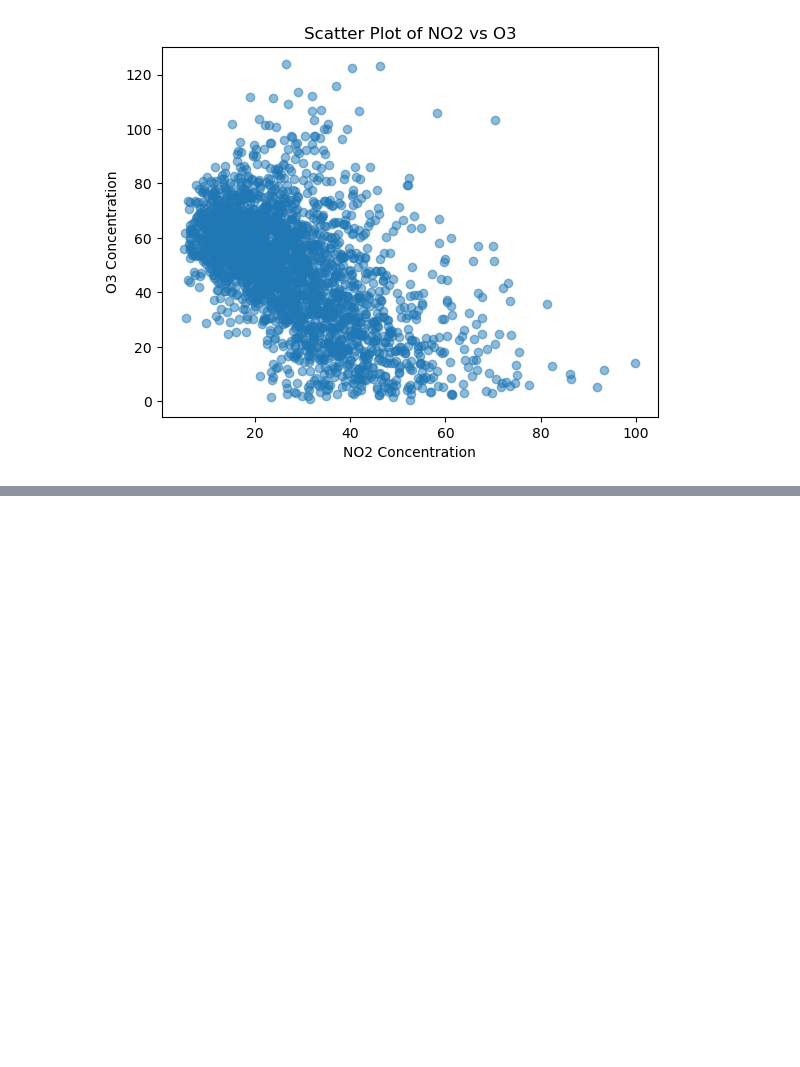
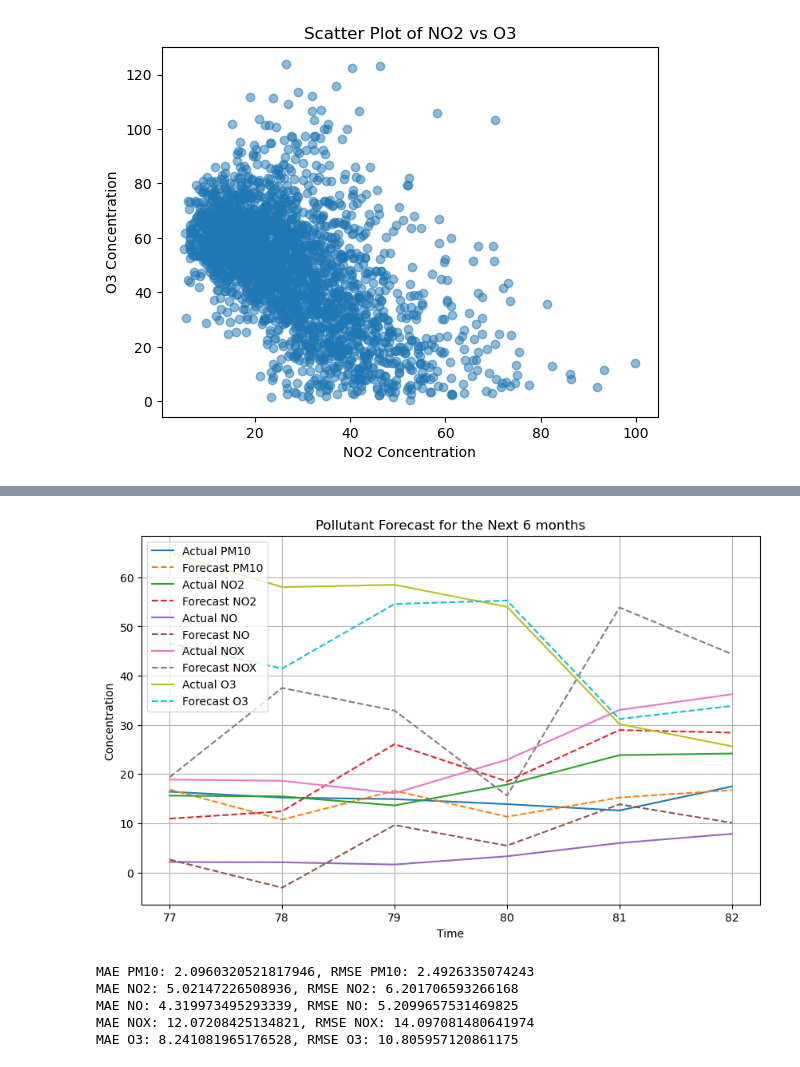
Before and after one commit to Hu9o73/green_ai_project, a Jupyter notebook: main.ipynb, the cells around one changed output, grey strips where cells are left out. Cells and saved outputs as stored; diff of their text form; code cells hidden in the pictures; blank space fills up the shorter version.

Commit message:
Forecast.

```diff
--- a/main.ipynb
+++ b/main.ipynb
@@ -71,3 +73,7 @@ plt.title('Scatter Plot of NO2 vs O3')
 plt.show()
 # %% [output]
 [figure]
+# %%
+train = df_noNa[:-6]
+test = df_noNa[-6:]
+df_noNa
@@ -73,0 +94,75 @@ plt.show()
+# %%
+from statsmodels.tsa.arima.model import ARIMA
+import matplotlib.pyplot as plt
+
+# Function to forecast a single pollutant
+def forecast_arima(pollutant_series, steps=6):
+    model = ARIMA(pollutant_series, order=(50, 1, 10))  # Adjust the parameters if needed
+    model_fit = model.fit()
+    forecast = model_fit.forecast(steps=steps)  # Forecast the next 'steps' periods
+    return forecast
+
+# Forecast for each pollutant
+forecast_pm10 = forecast_arima(train['PM10'])
+forecast_no2 = forecast_arima(train['NO2'])
+forecast_no = forecast_arima(train['NO'])
+forecast_nox = forecast_arima(train['NOX'])
+forecast_o3 = forecast_arima(train['O3'])
+
+# Plot the forecast
+plt.figure(figsize=(10, 6))
+
+plt.plot(test.index, test['PM10'], label='Actual PM10')
+plt.plot(test.index, forecast_pm10, label='Forecast PM10', linestyle='--')
+
+plt.plot(test.index, test['NO2'], label='Actual NO2')
+plt.plot(test.index, forecast_no2, label='Forecast NO2', linestyle='--')
+
+plt.plot(test.index, test['NO'], label='Actual NO')
+plt.plot(test.index, forecast_no, label='Forecast NO', linestyle='--')
+
+plt.plot(test.index, test['NOX'], label='Actual NOX')
+plt.plot(test.index, forecast_nox, label='Forecast NOX', linestyle='--')
+
+plt.plot(test.index, test['O3'], label='Actual O3')
+plt.plot(test.index, forecast_o3, label='Forecast O3', linestyle='--')
+
+plt.legend()
+plt.title('Pollutant Forecast for the Next 6 months')
+plt.xlabel('Time')
+plt.ylabel('Concentration')
+plt.grid(True)
+plt.show()
+# %% [output]
+[figure, added]
+# %%
+from sklearn.metrics import mean_absolute_error, mean_squared_error
+import numpy as np
+
+# Calculate MAE and RMSE for each pollutant
+mae_pm10 = mean_absolute_error(test['PM10'], forecast_pm10)
+rmse_pm10 = np.sqrt(mean_squared_error(test['PM10'], forecast_pm10))
+
+mae_no2 = mean_absolute_error(test['NO2'], forecast_no2)
+rmse_no2 = np.sqrt(mean_squared_error(test['NO2'], forecast_no2))
+
+mae_no = mean_absolute_error(test['NO'], forecast_no)
+rmse_no = np.sqrt(mean_squared_error(test['NO'], forecast_no))
+
+mae_nox = mean_absolute_error(test['NOX'], forecast_nox)
+rmse_nox = np.sqrt(mean_squared_error(test['NOX'], forecast_nox))
+
+mae_o3 = mean_absolute_error(test['O3'], forecast_o3)
+rmse_o3 = np.sqrt(mean_squared_error(test['O3'], forecast_o3))
+
+print(f"MAE PM10: {mae_pm10}, RMSE PM10: {rmse_pm10}")
+print(f"MAE NO2: {mae_no2}, RMSE NO2: {rmse_no2}")
+print(f"MAE NO: {mae_no}, RMSE NO: {rmse_no}")
+print(f"MAE NOX: {mae_nox}, RMSE NOX: {rmse_nox}")
+print(f"MAE O3: {mae_o3}, RMSE O3: {rmse_o3}")
+# %% [output]
+MAE PM10: 2.0960320521817946, RMSE PM10: 2.4926335074243
+MAE NO2: 5.02147226508936, RMSE NO2: 6.201706593266168
+MAE NO: 4.319973495293339, RMSE NO: 5.2099657531469825
+MAE NOX: 12.07208425134821, RMSE NOX: 14.097081480641974
+MAE O3: 8.241081965176528, RMSE O3: 10.805957120861175
```
Also changed, not shown: parts of 4 cells of this notebook, 1 other file.
